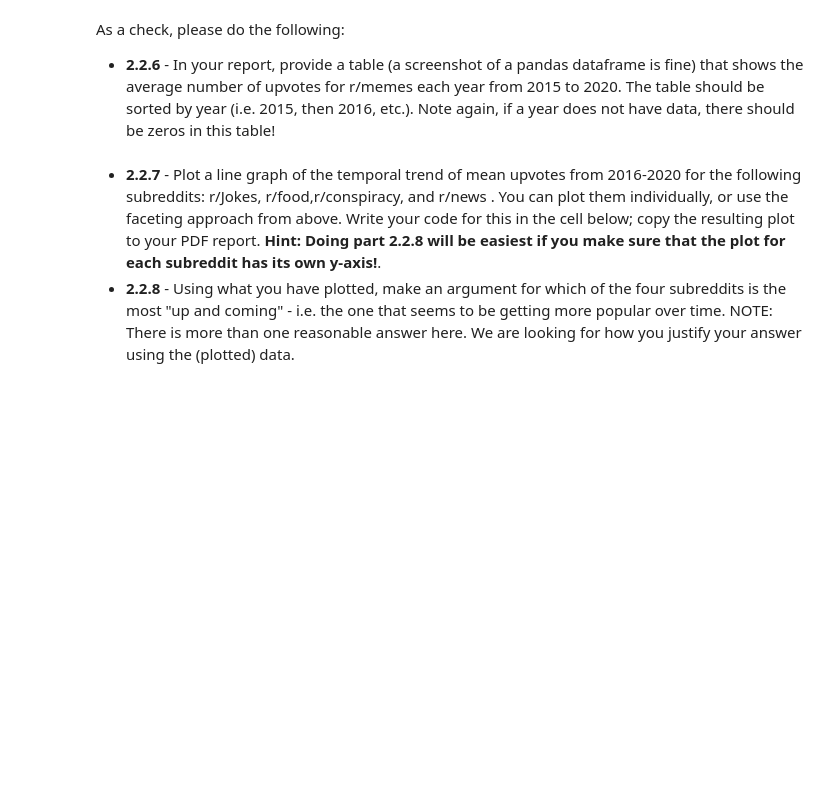
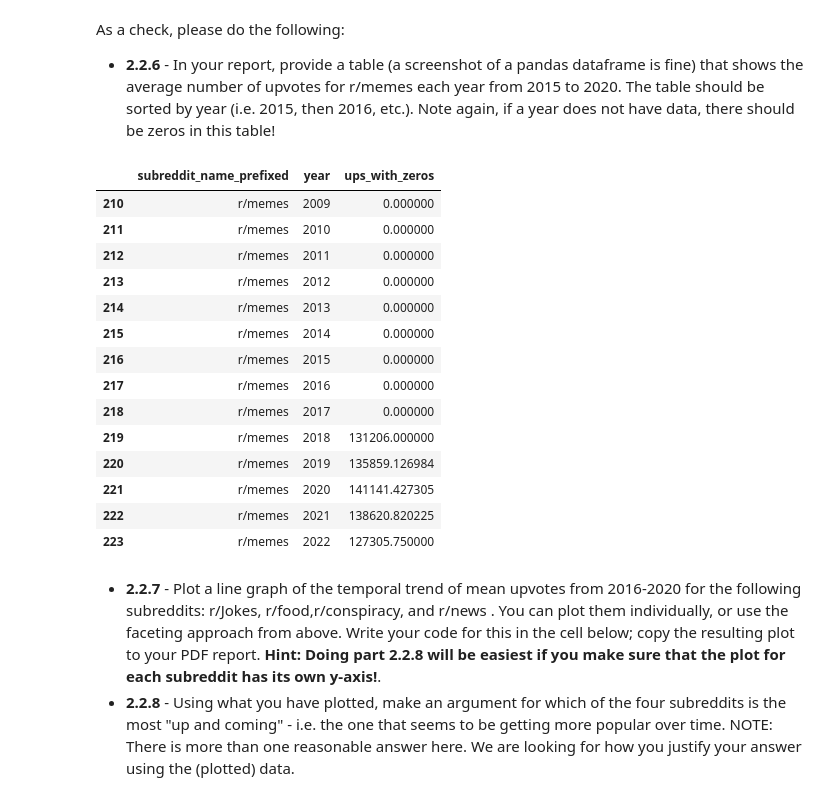
Before and after one commit to bhosalems/CSE-574-PA, a Jupyter notebook: assignment1/assignment_1_474_s22.ipynb, the cells around one changed output. Cells and saved outputs as stored; diff of their text form; code cells hidden in the pictures; blank space fills up the shorter version.

Commit message:
Part 2 completed

```diff
--- a/assignment1/assignment_1_474_s22.ipynb
+++ b/assignment1/assignment_1_474_s22.ipynb
@@ -327,6 +361,11 @@ merge_zeros = pd.DataFrame(product(part2_data.year.unique(),
                      part2_data.subreddit_name_prefixed.unique()),
                      columns =['year','subreddit_name_prefixed']
                 )
-merge_zeros['ups_with_zeros'] = 0
 
 # merge with the non-zero data ... you write this code ...
+# %%
+left = ((part2_data.groupby(['subreddit_name_prefixed', 'year'])['ups'].sum())/(part2_data.groupby(['subreddit_name_prefixed', 'year']).size())).reset_index()
+# %%
+left.columns = ['subreddit_name_prefixed', 'year', 'ups_with_zeros']
+# %%
+merge_zeros = pd.merge(left, merge_zeros, how = 'right', on=['subreddit_name_prefixed', 'year'], sort = True).fillna(0)
@@ -339,3 +392,21 @@ As a check, please do the following:
+# %%
+merge_zeros[merge_zeros['subreddit_name_prefixed'] == 'r/memes']
+# %% [output]
+|  | subreddit_name_prefixed | year | ups_with_zeros |
+| 210 | r/memes | 2009 | 0.000000 |
+| 211 | r/memes | 2010 | 0.000000 |
+| 212 | r/memes | 2011 | 0.000000 |
+| 213 | r/memes | 2012 | 0.000000 |
+| 214 | r/memes | 2013 | 0.000000 |
+| 215 | r/memes | 2014 | 0.000000 |
+| 216 | r/memes | 2015 | 0.000000 |
+| 217 | r/memes | 2016 | 0.000000 |
+| 218 | r/memes | 2017 | 0.000000 |
+| 219 | r/memes | 2018 | 131206.000000 |
+| 220 | r/memes | 2019 | 135859.126984 |
+| 221 | r/memes | 2020 | 141141.427305 |
+| 222 | r/memes | 2021 | 138620.820225 |
+| 223 | r/memes | 2022 | 127305.750000 |
 # %% [markdown]
 - **2.2.7** - Plot a line graph of the temporal trend of mean upvotes from 2016-2020 for the following subreddits: r/Jokes, r/food,r/conspiracy, and r/news . You can plot them individually, or use the faceting approach from above. Write your code for this in the cell below; copy the resulting plot to your PDF report. **Hint: Doing part 2.2.8 will be easiest if you make sure that the plot for each subreddit has its own y-axis!**.
 - **2.2.8** - Using what you have plotted, make an argument for which of the four subreddits is the most "up and coming" - i.e. the one that seems to be getting more popular over time. NOTE: There is more than one reasonable answer here. We are looking for how you justify your answer using the (plotted) data.
```
Also changed, not shown: parts of 33 cells of this notebook, 1 other file.
